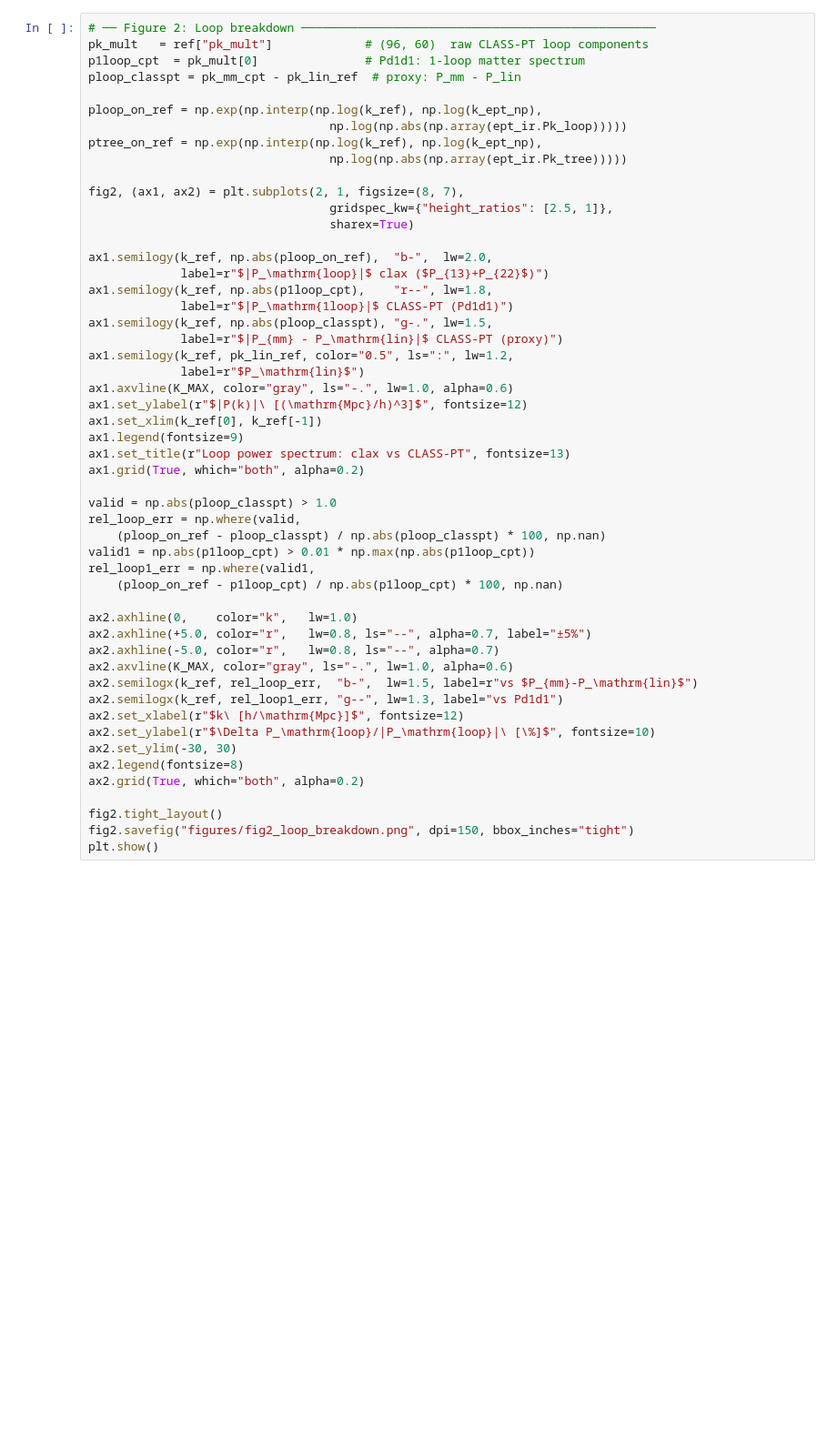
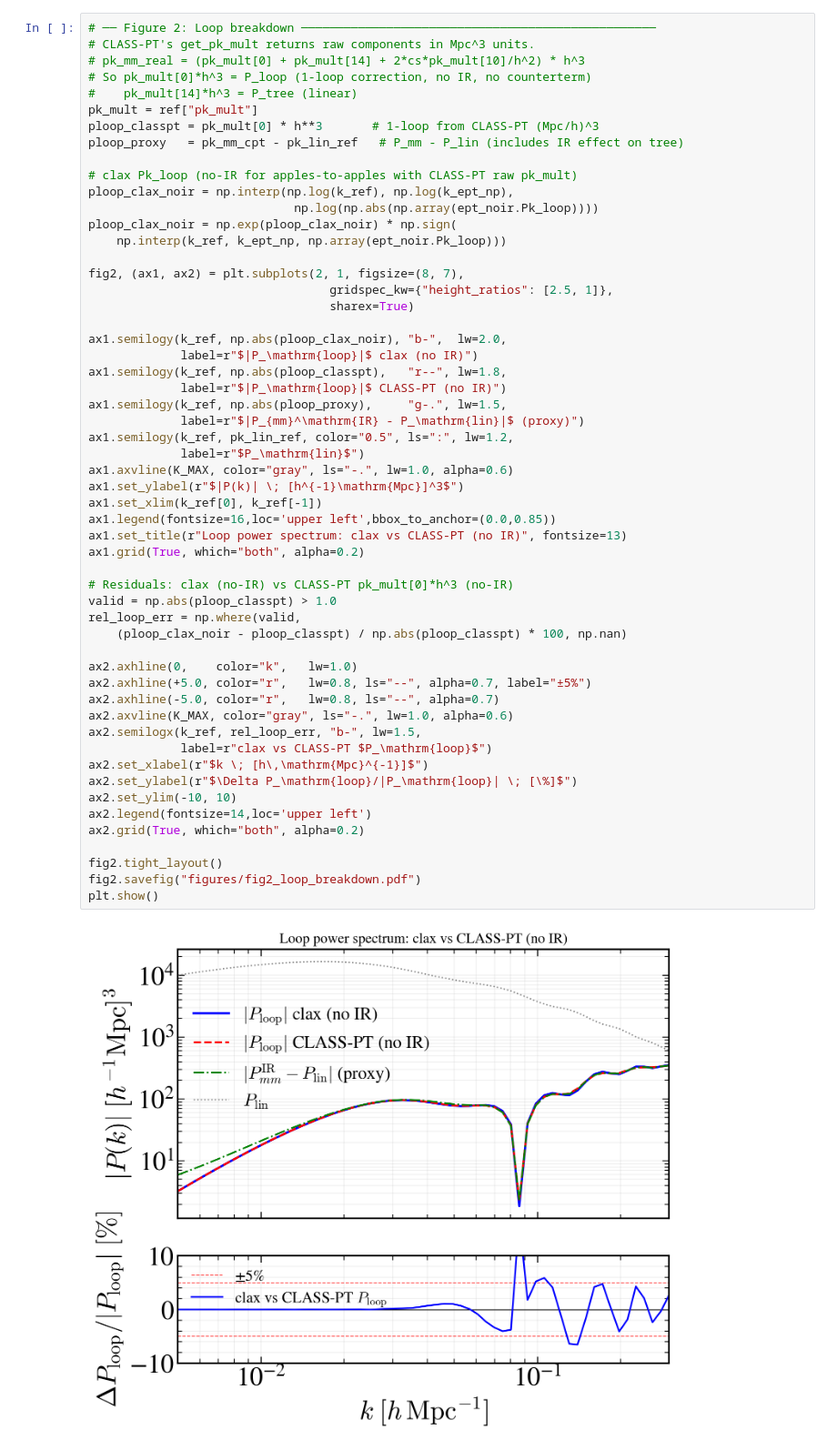
Before and after one commit to MinhMPA/clax-pt, a Jupyter notebook: notebooks/clax-pt_pkmm_validation.ipynb, the cells around one changed output. Shown at 91% size. Drawn from its saved outputs; the diff is of its cells as text; blank space fills up the shorter version.

```diff
--- a/notebooks/clax-pt_pkmm_validation.ipynb
+++ b/notebooks/clax-pt_pkmm_validation.ipynb
@@ -161,53 +208,58 @@ print(f"Saved figures/fig1_pmm_comparison.png  (max err = {max_err:.3f}%)")
 # %%
 # ── Figure 2: Loop breakdown ──────────────────────────────────────────────────
-pk_mult   = ref["pk_mult"]             # (96, 60)  raw CLASS-PT loop components
-p1loop_cpt  = pk_mult[0]               # Pd1d1: 1-loop matter spectrum
-ploop_classpt = pk_mm_cpt - pk_lin_ref  # proxy: P_mm - P_lin
+# CLASS-PT's get_pk_mult returns raw components in Mpc^3 units.
+# pk_mm_real = (pk_mult[0] + pk_mult[14] + 2*cs*pk_mult[10]/h^2) * h^3
+# So pk_mult[0]*h^3 = P_loop (1-loop correction, no IR, no counterterm)
+#    pk_mult[14]*h^3 = P_tree (linear)
+pk_mult = ref["pk_mult"]
+ploop_classpt = pk_mult[0] * h**3       # 1-loop from CLASS-PT (Mpc/h)^3
+ploop_proxy   = pk_mm_cpt - pk_lin_ref   # P_mm - P_lin (includes IR effect on tree)
 
-ploop_on_ref = np.exp(np.interp(np.log(k_ref), np.log(k_ept_np),
-                                  np.log(np.abs(np.array(ept_ir.Pk_loop)))))
-ptree_on_ref = np.exp(np.interp(np.log(k_ref), np.log(k_ept_np),
-                                  np.log(np.abs(np.array(ept_ir.Pk_tree)))))
+# clax Pk_loop (no-IR for apples-to-apples with CLASS-PT raw pk_mult)
+ploop_clax_noir = np.interp(np.log(k_ref), np.log(k_ept_np),
+                             np.log(np.abs(np.array(ept_noir.Pk_loop))))
+ploop_clax_noir = np.exp(ploop_clax_noir) * np.sign(
+    np.interp(k_ref, k_ept_np, np.array(ept_noir.Pk_loop)))
 
 fig2, (ax1, ax2) = plt.subplots(2, 1, figsize=(8, 7),
                                   gridspec_kw={"height_ratios": [2.5, 1]},
                                   sharex=True)
 
-ax1.semilogy(k_ref, np.abs(ploop_on_ref),  "b-",  lw=2.0,
-             label=r"$|P_\mathrm{loop}|$ clax ($P_{13}+P_{22}$)")
-ax1.semilogy(k_ref, np.abs(p1loop_cpt),    "r--", lw=1.8,
-             label=r"$|P_\mathrm{1loop}|$ CLASS-PT (Pd1d1)")
-ax1.semilogy(k_ref, np.abs(ploop_classpt), "g-.", lw=1.5,
-             label=r"$|P_{mm} - P_\mathrm{lin}|$ CLASS-PT (proxy)")
+ax1.semilogy(k_ref, np.abs(ploop_clax_noir), "b-",  lw=2.0,
+             label=r"$|P_\mathrm{loop}|$ clax (no IR)")
+ax1.semilogy(k_ref, np.abs(ploop_classpt),   "r--", lw=1.8,
+             label=r"$|P_\mathrm{loop}|$ CLASS-PT (no IR)")
+ax1.semilogy(k_ref, np.abs(ploop_proxy),     "g-.", lw=1.5,
+             label=r"$|P_{mm}^\mathrm{IR} - P_\mathrm{lin}|$ (proxy)")
 ax1.semilogy(k_ref, pk_lin_ref, color="0.5", ls=":", lw=1.2,
              label=r"$P_\mathrm{lin}$")
 ax1.axvline(K_MAX, color="gray", ls="-.", lw=1.0, alpha=0.6)
-ax1.set_ylabel(r"$|P(k)|\ [(\mathrm{Mpc}/h)^3]$", fontsize=12)
+ax1.set_ylabel(r"$|P(k)| \; [h^{-1}\mathrm{Mpc}]^3$")
 ax1.set_xlim(k_ref[0], k_ref[-1])
-ax1.legend(fontsize=9)
-ax1.set_title(r"Loop power spectrum: clax vs CLASS-PT", fontsize=13)
+ax1.legend(fontsize=16,loc='upper left',bbox_to_anchor=(0.0,0.85))
+ax1.set_title(r"Loop power spectrum: clax vs CLASS-PT (no IR)", fontsize=13)
 ax1.grid(True, which="both", alpha=0.2)
 
+# Residuals: clax (no-IR) vs CLASS-PT pk_mult[0]*h^3 (no-IR)
 valid = np.abs(ploop_classpt) > 1.0
 rel_loop_err = np.where(valid,
-    (ploop_on_ref - ploop_classpt) / np.abs(ploop_classpt) * 100, np.nan)
-valid1 = np.abs(p1loop_cpt) > 0.01 * np.max(np.abs(p1loop_cpt))
-rel_loop1_err = np.where(valid1,
-    (ploop_on_ref - p1loop_cpt) / np.abs(p1loop_cpt) * 100, np.nan)
+    (ploop_clax_noir - ploop_classpt) / np.abs(ploop_classpt) * 100, np.nan)
 
 ax2.axhline(0,    color="k",   lw=1.0)
 ax2.axhline(+5.0, color="r",   lw=0.8, ls="--", alpha=0.7, label="±5%")
 ax2.axhline(-5.0, color="r",   lw=0.8, ls="--", alpha=0.7)
 ax2.axvline(K_MAX, color="gray", ls="-.", lw=1.0, alpha=0.6)
-ax2.semilogx(k_ref, rel_loop_err,  "b-",  lw=1.5, label=r"vs $P_{mm}-P_\mathrm{lin}$")
-ax2.semilogx(k_ref, rel_loop1_err, "g--", lw=1.3, label="vs Pd1d1")
-ax2.set_xlabel(r"$k\ [h/\mathrm{Mpc}]$", fontsize=12)
-ax2.set_ylabel(r"$\Delta P_\mathrm{loop}/|P_\mathrm{loop}|\ [\%]$", fontsize=10)
-ax2.set_ylim(-30, 30)
-ax2.legend(fontsize=8)
+ax2.semilogx(k_ref, rel_loop_err, "b-", lw=1.5,
+             label=r"clax vs CLASS-PT $P_\mathrm{loop}$")
+ax2.set_xlabel(r"$k \; [h\,\mathrm{Mpc}^{-1}]$")
+ax2.set_ylabel(r"$\Delta P_\mathrm{loop}/|P_\mathrm{loop}| \; [\%]$")
+ax2.set_ylim(-10, 10)
+ax2.legend(fontsize=14,loc='upper left')
 ax2.grid(True, which="both", alpha=0.2)
 
 fig2.tight_layout()
-fig2.savefig("figures/fig2_loop_breakdown.png", dpi=150, bbox_inches="tight")
+fig2.savefig("figures/fig2_loop_breakdown.pdf")
 plt.show()
+# %% [output]
+[figure, added]
 # %%
```
Also changed, not shown: parts of 7 cells of this notebook, 2 other files.
